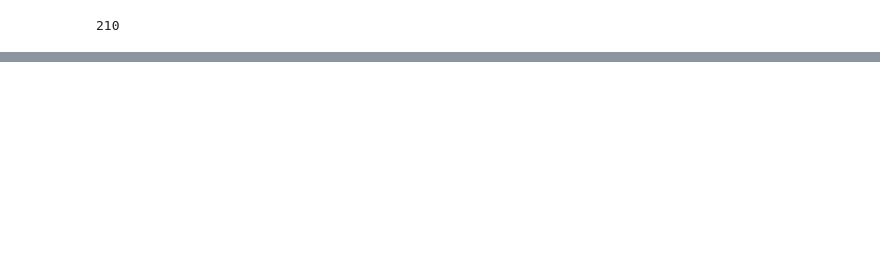
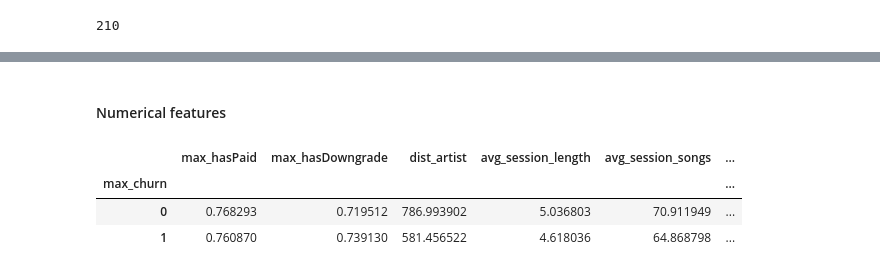
Before and after one commit to flaviofukabori/churn-prediction-spark, a Jupyter notebook: Sparkify.ipynb, the cells around one changed output, grey strips where cells are left out. Drawn from its saved outputs; the diff is of its cells as text; code cells hidden in the pictures; blank space fills up the shorter version.

Commit message:
feat: format outputs remove has downgrade paid

```diff
--- a/Sparkify.ipynb
+++ b/Sparkify.ipynb
@@ -258,8 +227,8 @@ print('artist only in churned: ',
 print('artist only in not churned: ',
      len(artist_no_churned - artist_churned))
 
-df = df.withColumn('artist_only_churn', col('artist').isin(artist_only_churn).cast('integer'))
-df = df.withColumn('artist_only_no_churn', col('artist').isin(artist_only_no_churn).cast('integer'))
+#df = df.withColumn('artist_only_churn', col('artist').isin(artist_only_churn).cast('integer'))
+#df = df.withColumn('artist_only_no_churn', col('artist').isin(artist_only_no_churn).cast('integer'))
 # %% [output]
 distinct artist:  17655
 distinct artist in churned users:  8402
@@ -276,6 +247,7 @@ user = df.groupBy("userId").agg(
     F.max('hasPaid').alias('max_hasPaid'),
     F.max('hasDowngrade').alias('max_hasDowngrade'),
     F.max('Churn').alias('max_churn'),
+    F.countDistinct('artist').alias('dist_artist')
 #    F.collect_list("artist").alias("artist_list")
 )
 
@@ -513,0 +326,16 @@ Clean up your code, adding comments and renaming variables to make the code easi
+# %%
+user_pd = user2.toPandas()
+# %% [markdown]
+#### Numerical features
+# %%
+# calculate mean for users in group not_churned and churned
+user_pd['avg_session_length'] = user_pd['avg_session_length']/(60*60)
+user_pd['total_session_length'] = user_pd['total_session_length']/(60*60)
+user_pd['time_btw_sessions'] = user_pd['time_btw_sessions']/(60*60*24*1000)
+
+user_pd.groupby('max_churn').mean()
+# %% [output]
+|  | max_hasPaid | max_hasDowngrade | dist_artist | avg_session_length | avg_session_songs | ... |
+| max_churn |  |  |  |  |  | ... |
+| 0 | 0.768293 | 0.719512 | 786.993902 | 5.036803 | 70.911949 | ... |
+| 1 | 0.760870 | 0.739130 | 581.456522 | 4.618036 | 64.868798 | ... |
```
Also changed, not shown: parts of 85 cells of this notebook, 1 other file.
